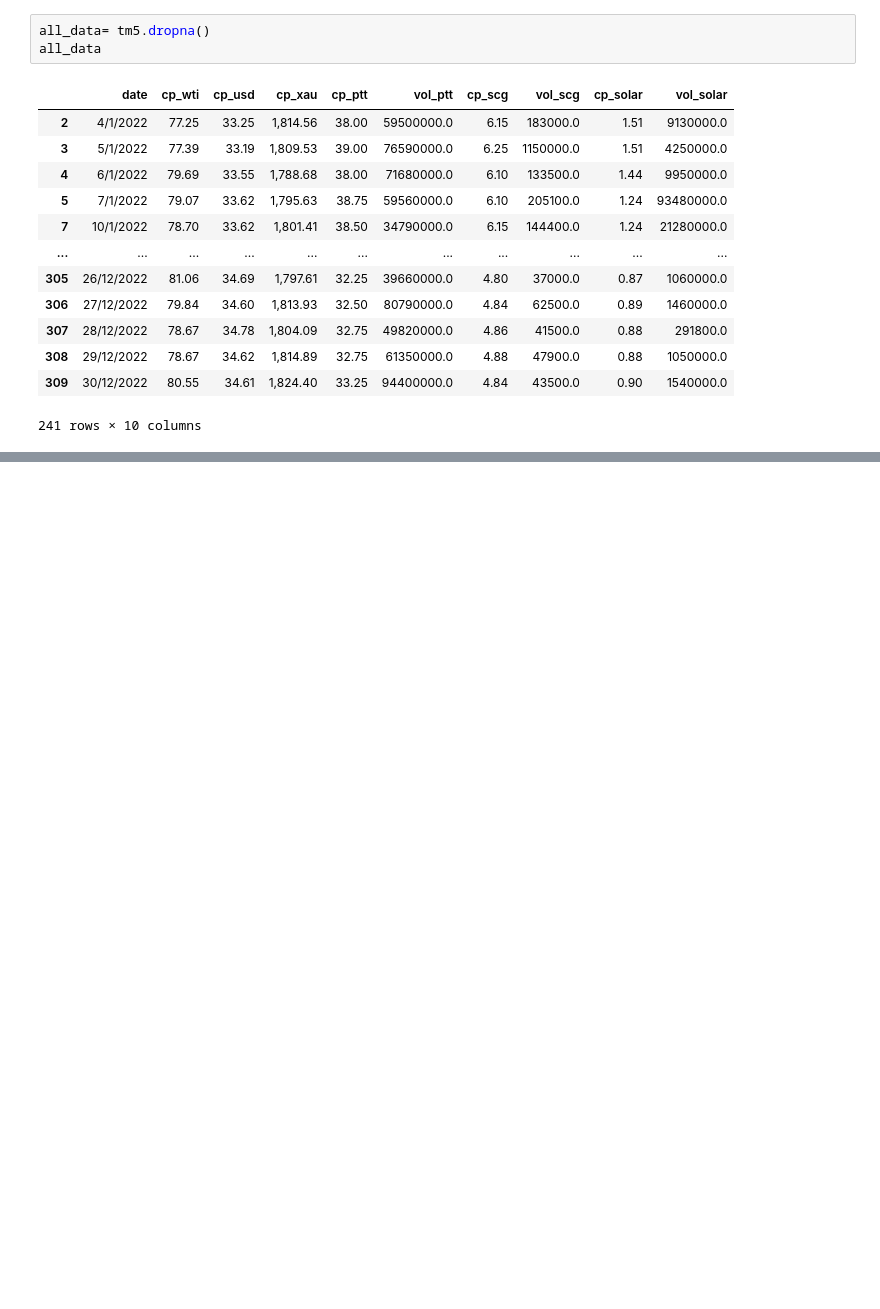
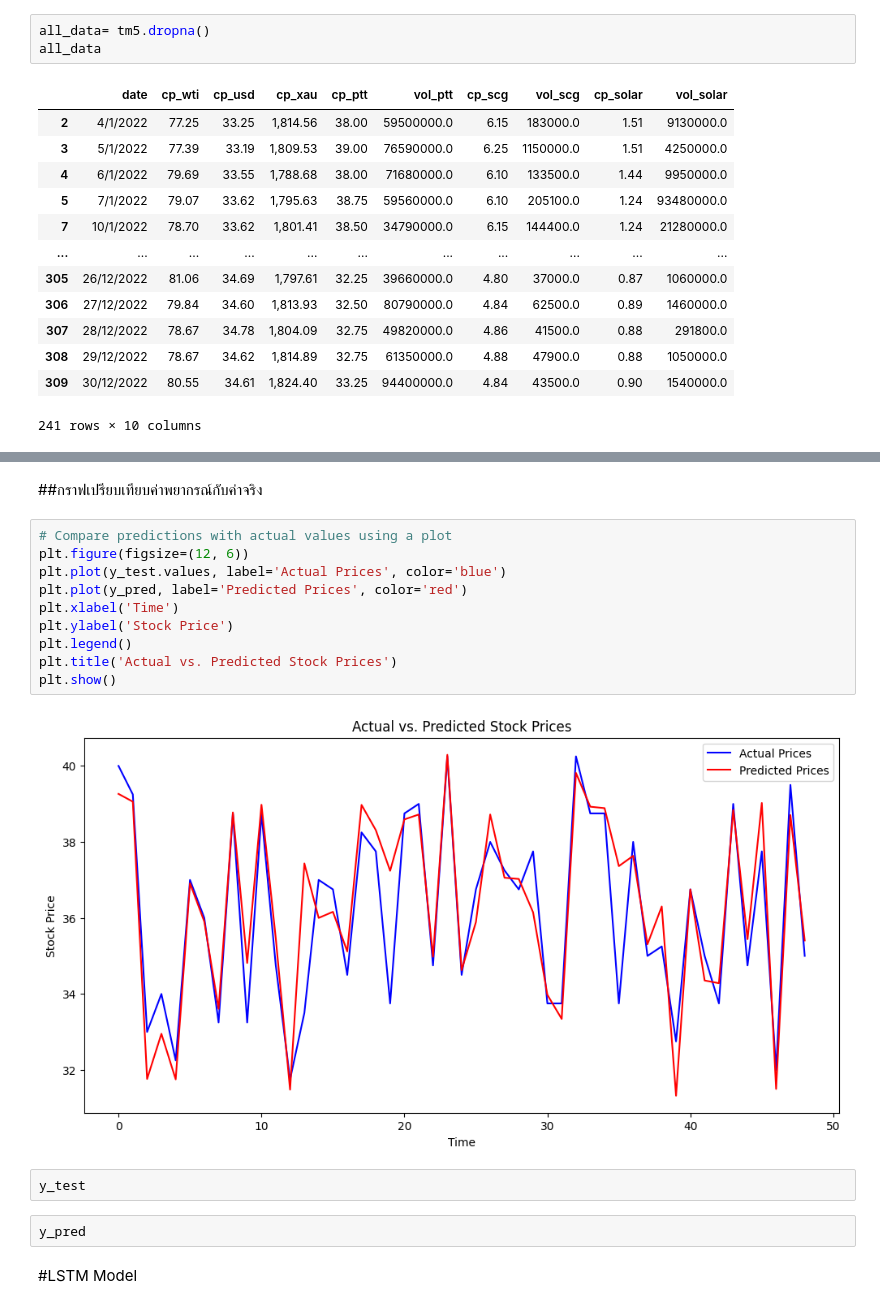
Before and after one commit to SAPUII/Project, a Jupyter notebook: Model.ipynb, the cells around one changed output, grey strips where cells are left out. Drawn from its saved outputs; the diff is of its cells as text; blank space fills up the shorter version.

```diff
--- a/Model.ipynb
+++ b/Model.ipynb
@@ -526,0 +658,20 @@ all_data.to_csv('Project_data.csv', index=False)
+# %% [markdown]
+##กราฟเปรียบเทียบค่าพยากรณ์กับค่าจริง
+# %%
+# Compare predictions with actual values using a plot
+plt.figure(figsize=(12, 6))
+plt.plot(y_test.values, label='Actual Prices', color='blue')
+plt.plot(y_pred, label='Predicted Prices', color='red')
+plt.xlabel('Time')
+plt.ylabel('Stock Price')
+plt.legend()
+plt.title('Actual vs. Predicted Stock Prices')
+plt.show()
+# %% [output]
+[figure, added]
+# %%
+y_test
+# %%
+y_pred
+# %% [markdown]
+#LSTM Model
```
Also changed, not shown: parts of 19 cells of this notebook.
